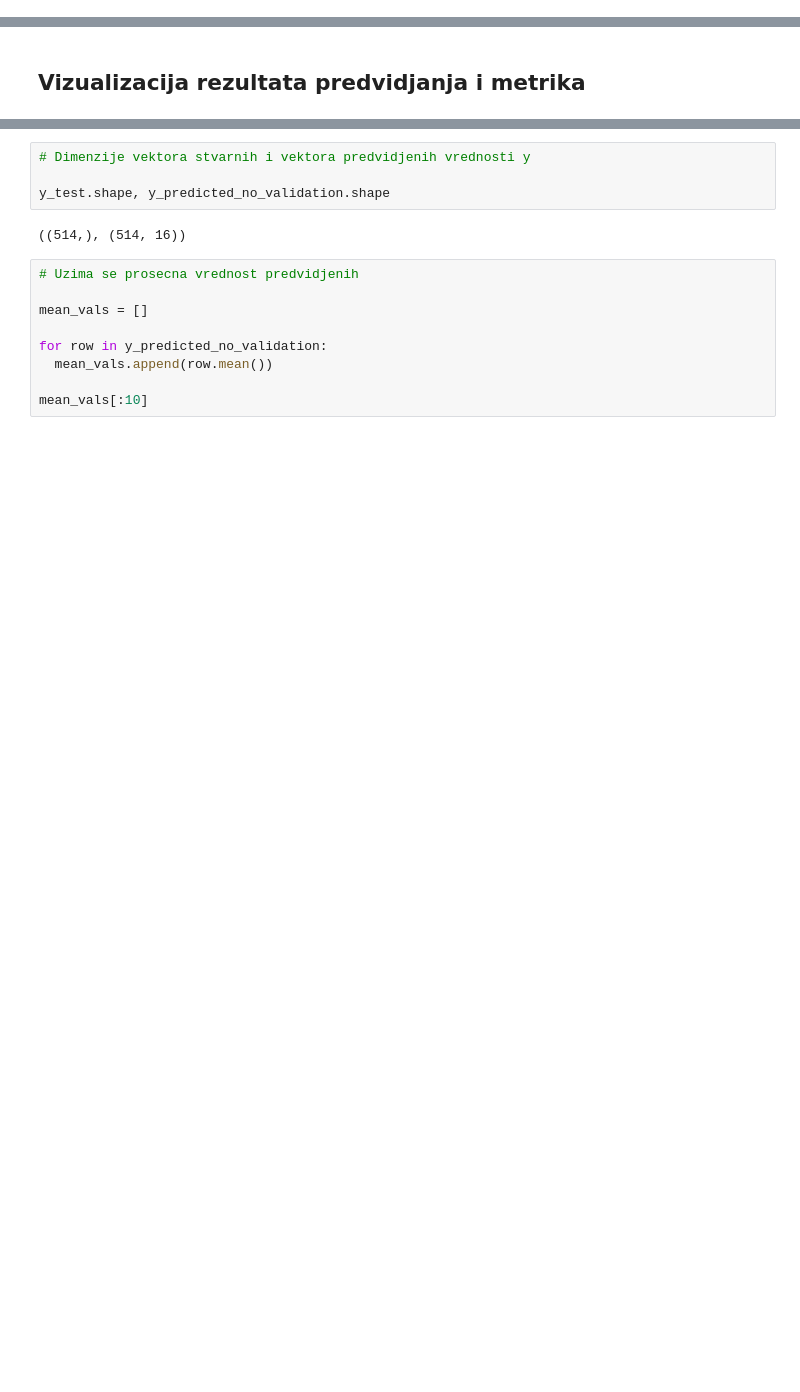
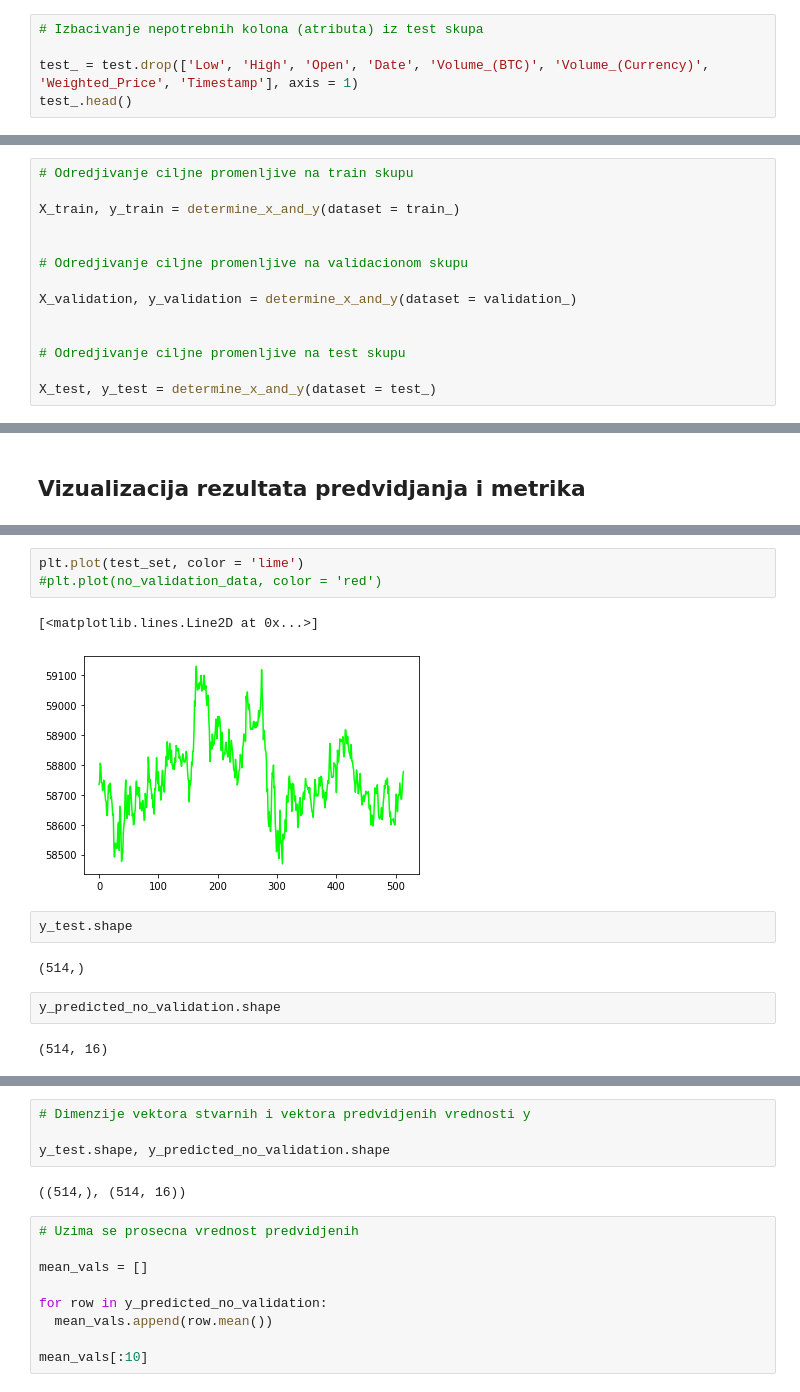
Before and after one commit to jovanape/Bitcoint-Price-Prediction, a Jupyter notebook: gru.ipynb, the cells around one changed output, grey strips where cells are left out. Cells and saved outputs as stored; diff of their text form; blank space fills up the shorter version.

```diff
--- a/gru.ipynb
+++ b/gru.ipynb
@@ -155,0 +165,5 @@ train_.head()
+# %%
+# Izbacivanje nepotrebnih kolona (atributa) iz test skupa
+
+test_ = test.drop(['Low', 'High', 'Open', 'Date', 'Volume_(BTC)', 'Volume_(Currency)', 'Weighted_Price', 'Timestamp'], axis = 1)
+test_.head()
@@ -189,3 +232,17 @@ for i in range(60, train_.shape[0]):
+# %%
+# Odredjivanje ciljne promenljive na train skupu
+
+X_train, y_train = determine_x_and_y(dataset = train_)
+
+
+# Odredjivanje ciljne promenljive na validacionom skupu
+
+X_validation, y_validation = determine_x_and_y(dataset = validation_)
+
+
+# Odredjivanje ciljne promenljive na test skupu
+
+X_test, y_test = determine_x_and_y(dataset = test_)
 # %%
 # Konverzija u np.array
 
@@ -463 +433,15 @@ plot_real_vs_predicted_data(test_set = y_test, predicted_set = y_predicted_valid
+# %%
+plt.plot(test_set, color = 'lime')
+#plt.plot(no_validation_data, color = 'red')
+# %% [output]
+[<matplotlib.lines.Line2D at 0x...>]
+[figure, added]
+# %%
+y_test.shape
+# %% [output]
+(514,)
+# %%
+y_predicted_no_validation.shape
+# %% [output]
+(514, 16)
 # %%
```
Also changed, not shown: parts of 49 cells of this notebook.
